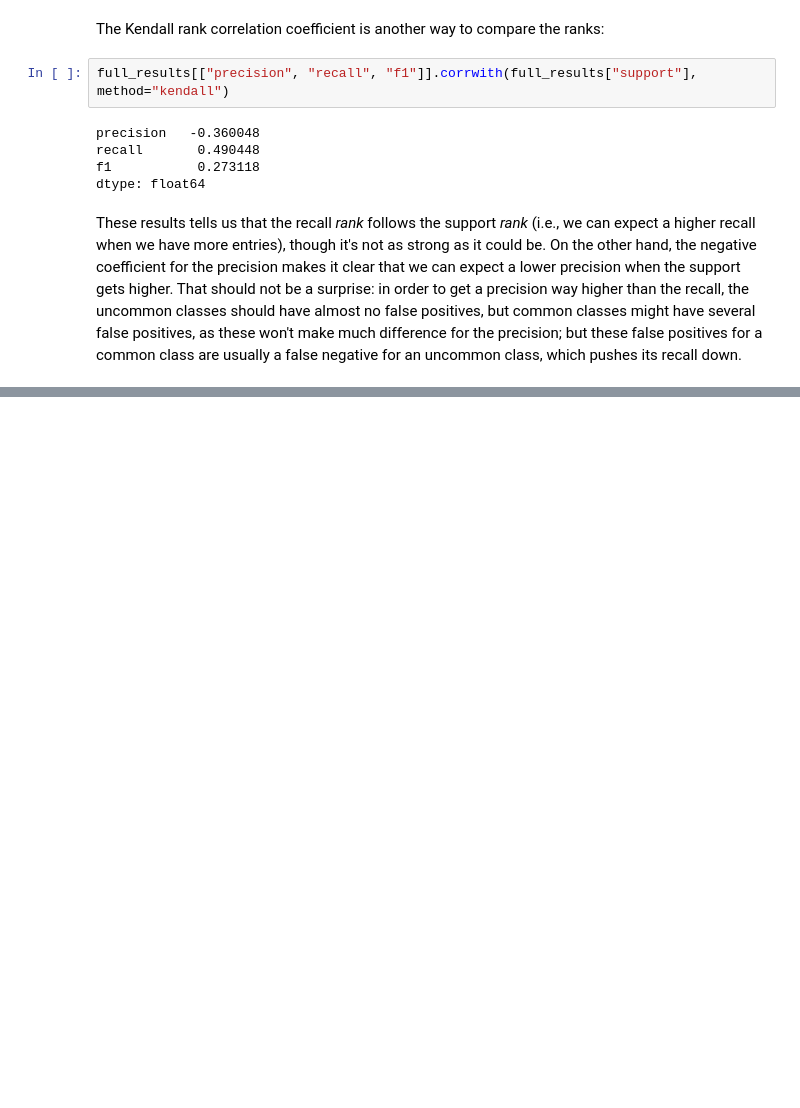
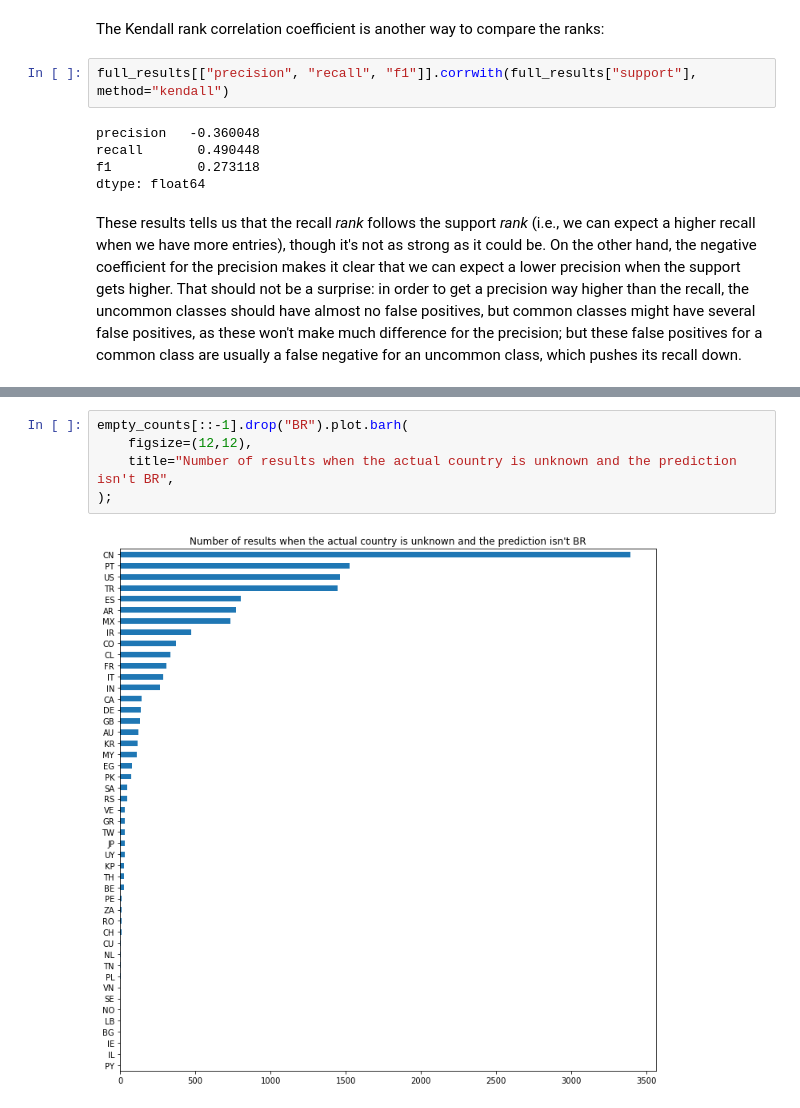
Before and after one commit to scieloorg/normalizations-experiments, a Jupyter notebook: experiments_2019-05_w2v_evaluation.ipynb, the cells around one changed output, grey strips where cells are left out. Cells and saved outputs as stored; diff of their text form; blank space fills up the shorter version.

```diff
--- a/experiments_2019-05_w2v_evaluation.ipynb
+++ b/experiments_2019-05_w2v_evaluation.ipynb
@@ -550,0 +597,7 @@ which pushes its recall down.
+# %%
+empty_counts[::-1].drop("BR").plot.barh(
+    figsize=(12,12),
+    title="Number of results when the actual country is unknown and the prediction isn't BR",
+);
+# %% [output]
+[figure, added]
```
Also changed, not shown: parts of 22 cells of this notebook.
